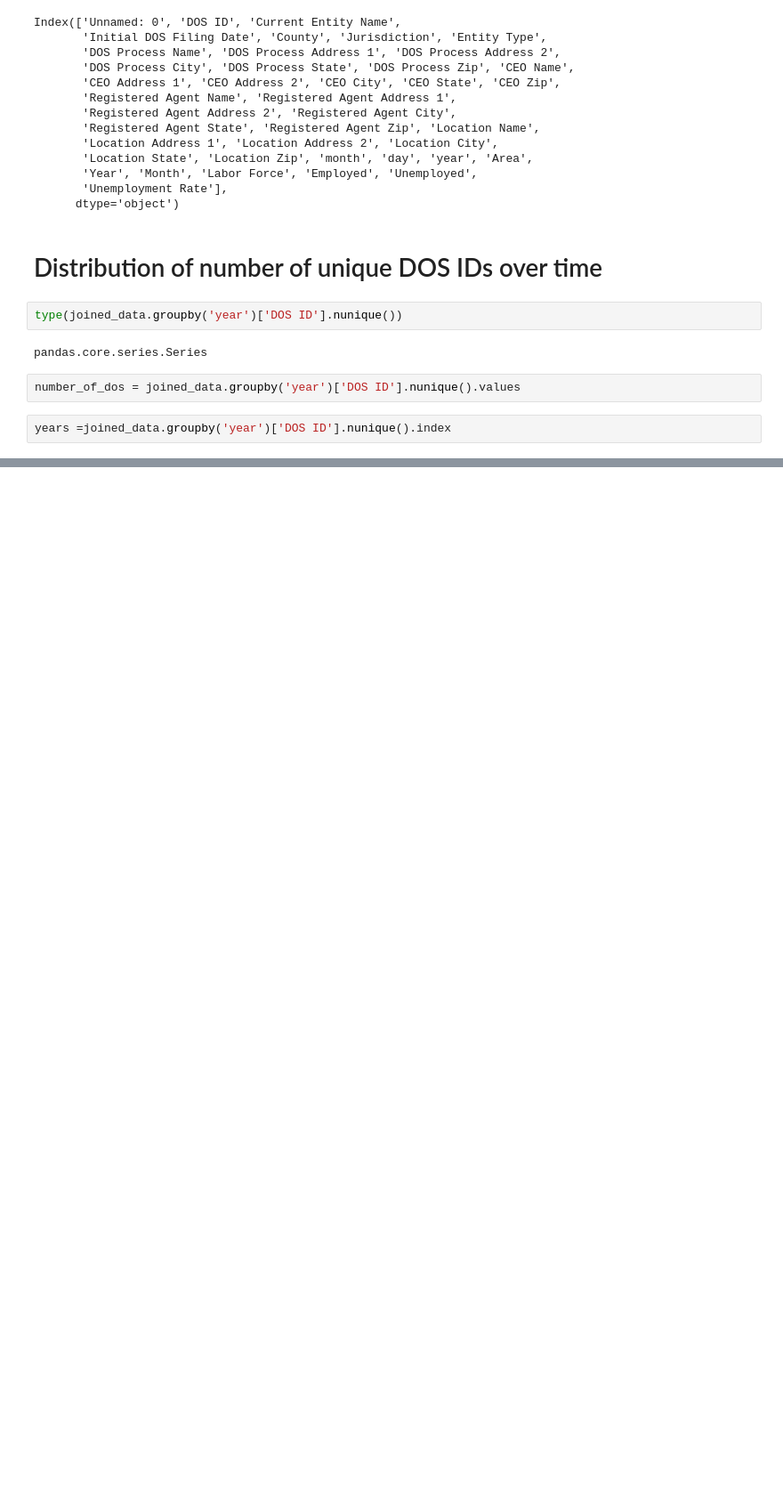
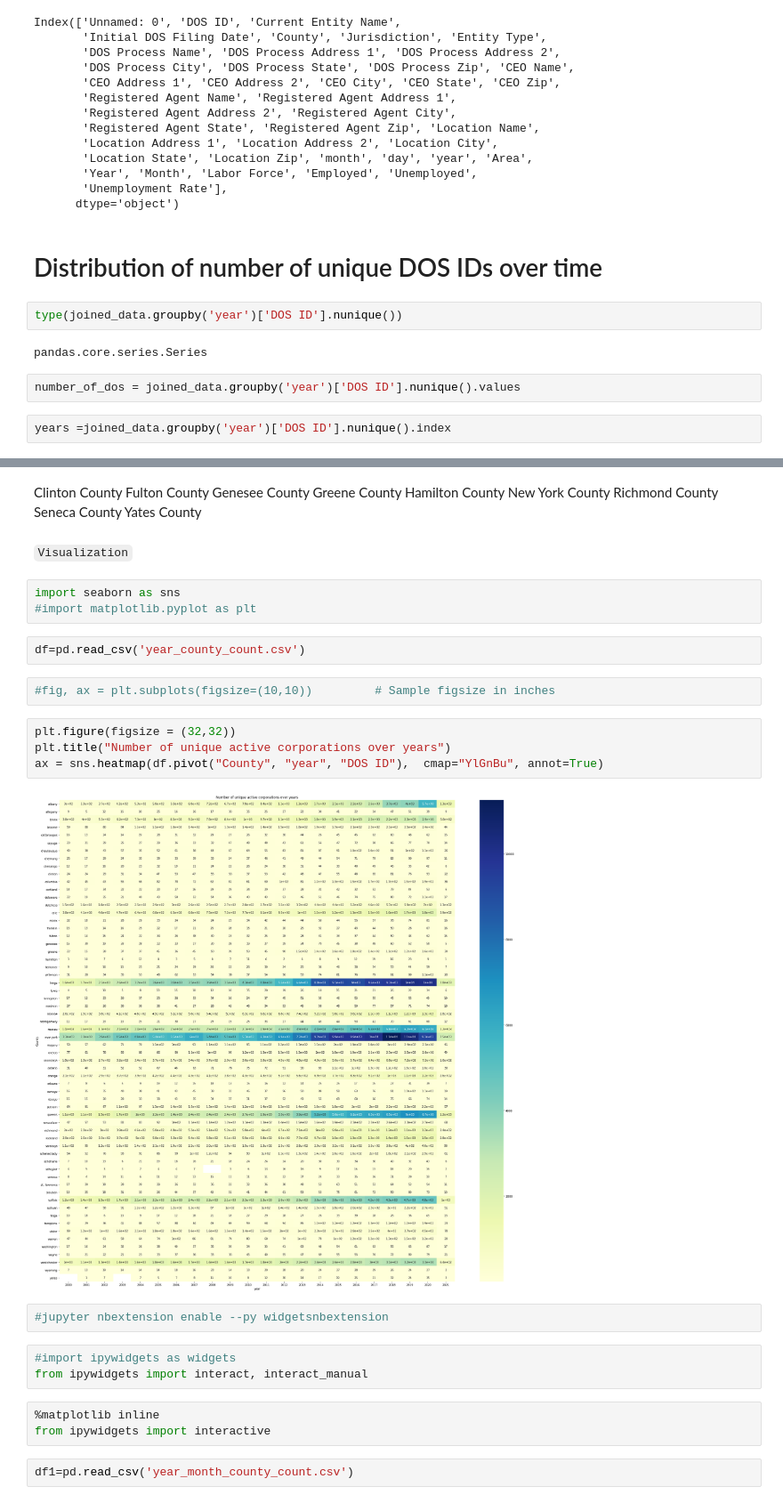
Before and after one commit to Km3888/BigDataProject, a Jupyter notebook: data_exploration.ipynb, the cells around one changed output, grey strips where cells are left out. Shown: that part at 89% size. Saved outputs shown, nothing was run; the diff lists cells and outputs as text; blank space fills up the shorter version.

Commit message:
heatmap vis in data_exploration and couple little edits in data_cleaning

```diff
--- a/data_exploration.ipynb
+++ b/data_exploration.ipynb
@@ -40,0 +98,35 @@ plt.show()
+# %% [markdown]
+Clinton County
+Fulton County
+Genesee County
+Greene County
+Hamilton County
+New York County
+Richmond County
+Seneca County
+Yates County
+# %% [markdown]
+`Visualization`
+# %%
+import seaborn as sns
+#import matplotlib.pyplot as plt
+# %%
+df=pd.read_csv('year_county_count.csv')
+# %%
+#fig, ax = plt.subplots(figsize=(10,10))         # Sample figsize in inches
+# %%
+plt.figure(figsize = (32,32))
+plt.title("Number of unique active corporations over years")
+ax = sns.heatmap(df.pivot("County", "year", "DOS ID"),  cmap="YlGnBu", annot=True)
+# %% [output]
+[figure, added]
+# %%
+#jupyter nbextension enable --py widgetsnbextension
+# %%
+#import ipywidgets as widgets
+from ipywidgets import interact, interact_manual
+# %%
+%matplotlib inline
+from ipywidgets import interactive
+# %%
+df1=pd.read_csv('year_month_county_count.csv')
```
Also changed, not shown: parts of 17 cells of this notebook, 1 other file.
